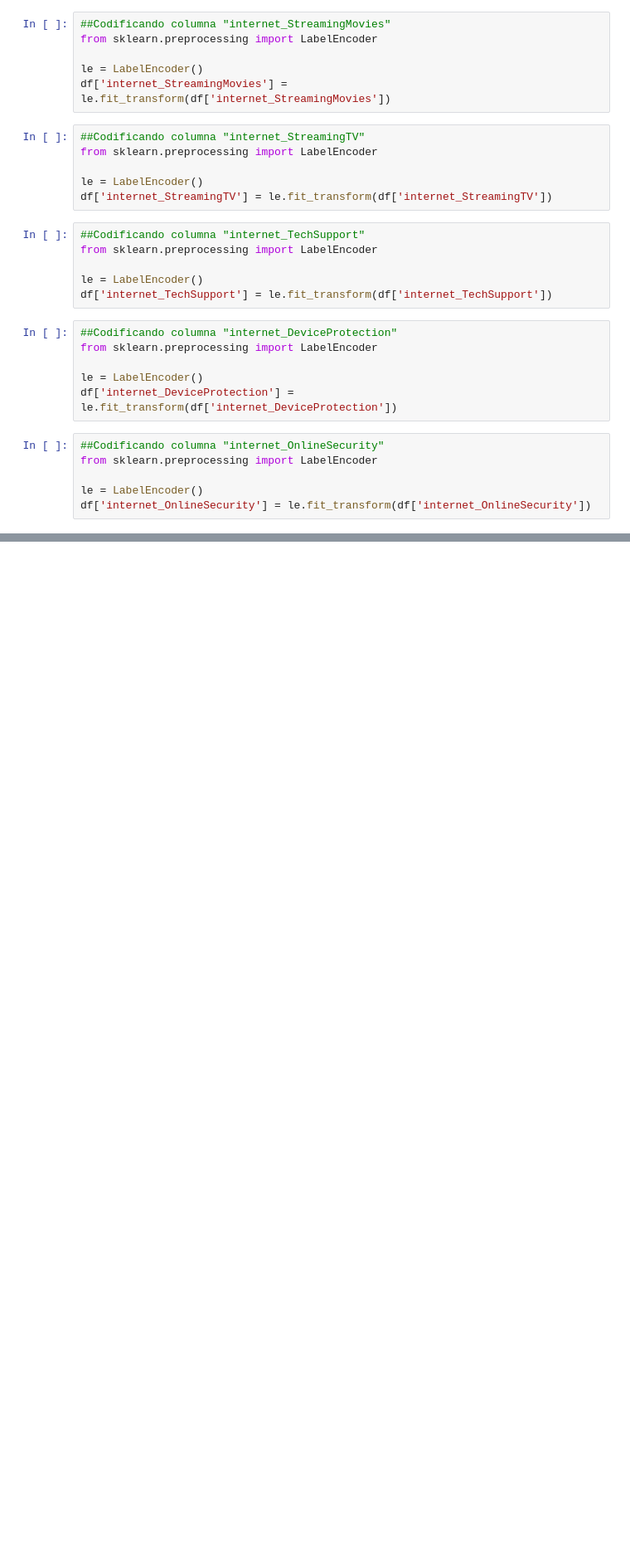
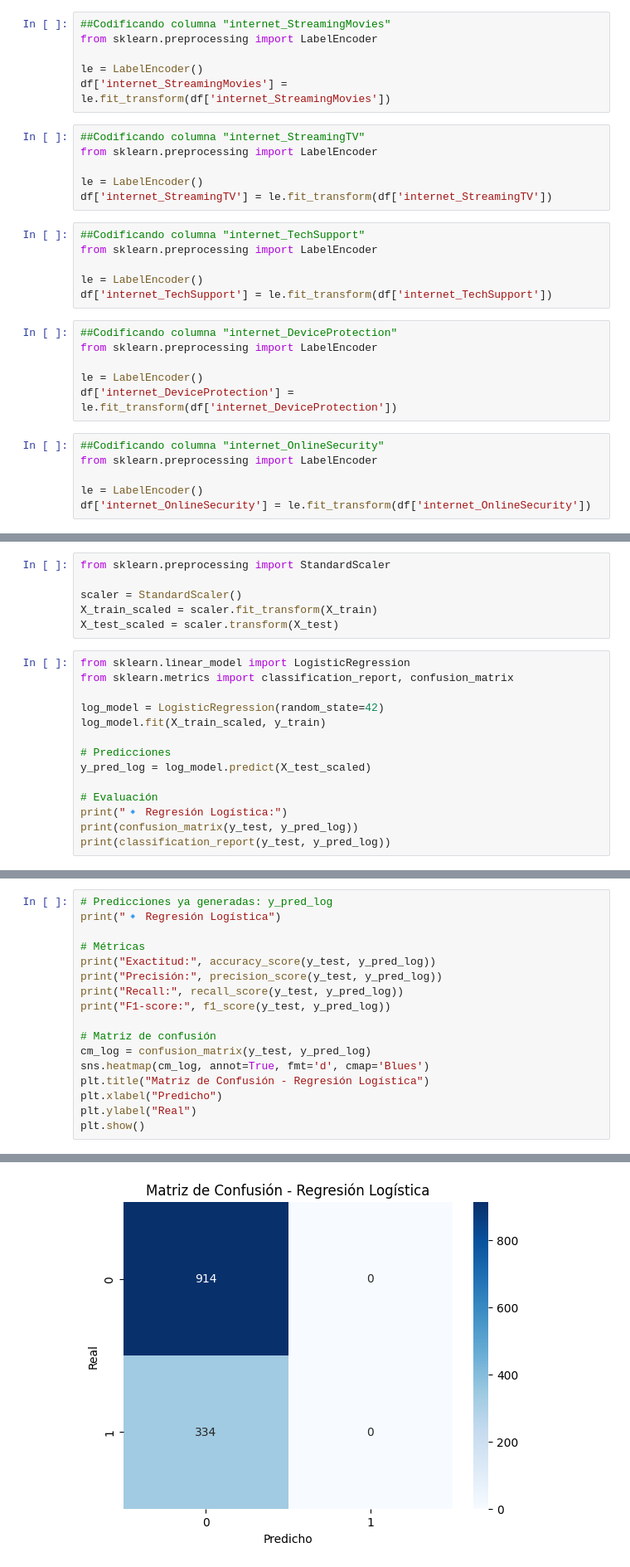
Before and after one commit to adicu7/ChallengeTelecom2, a Jupyter notebook: ChallengePartDosT.ipynb, the cells around one changed output, grey strips where cells are left out. Shown at 83% size. Drawn from its saved outputs; the diff is of its cells as text; blank space fills up the shorter version.

```diff
--- a/ChallengePartDosT.ipynb
+++ b/ChallengePartDosT.ipynb
@@ -363,0 +440,20 @@ Name: proportion, dtype: float64
+# %%
+from sklearn.preprocessing import StandardScaler
+
+scaler = StandardScaler()
+X_train_scaled = scaler.fit_transform(X_train)
+X_test_scaled = scaler.transform(X_test)
+# %%
+from sklearn.linear_model import LogisticRegression
+from sklearn.metrics import classification_report, confusion_matrix
+
+log_model = LogisticRegression(random_state=42)
+log_model.fit(X_train_scaled, y_train)
+
+# Predicciones
+y_pred_log = log_model.predict(X_test_scaled)
+
+# Evaluación
+print("🔹 Regresión Logística:")
+print(confusion_matrix(y_test, y_pred_log))
+print(classification_report(y_test, y_pred_log))
@@ -363,0 +499,18 @@ Name: proportion, dtype: float64
+# %%
+# Predicciones ya generadas: y_pred_log
+print("🔹 Regresión Logística")
+
+# Métricas
+print("Exactitud:", accuracy_score(y_test, y_pred_log))
+print("Precisión:", precision_score(y_test, y_pred_log))
+print("Recall:", recall_score(y_test, y_pred_log))
+print("F1-score:", f1_score(y_test, y_pred_log))
+
+# Matriz de confusión
+cm_log = confusion_matrix(y_test, y_pred_log)
+sns.heatmap(cm_log, annot=True, fmt='d', cmap='Blues')
+plt.title("Matriz de Confusión - Regresión Logística")
+plt.xlabel("Predicho")
+plt.ylabel("Real")
+plt.show()
+# %% [output]
@@ -363,0 +522 @@ Name: proportion, dtype: float64
+[figure, added]
```
Also changed, not shown: parts of 42 cells of this notebook.
